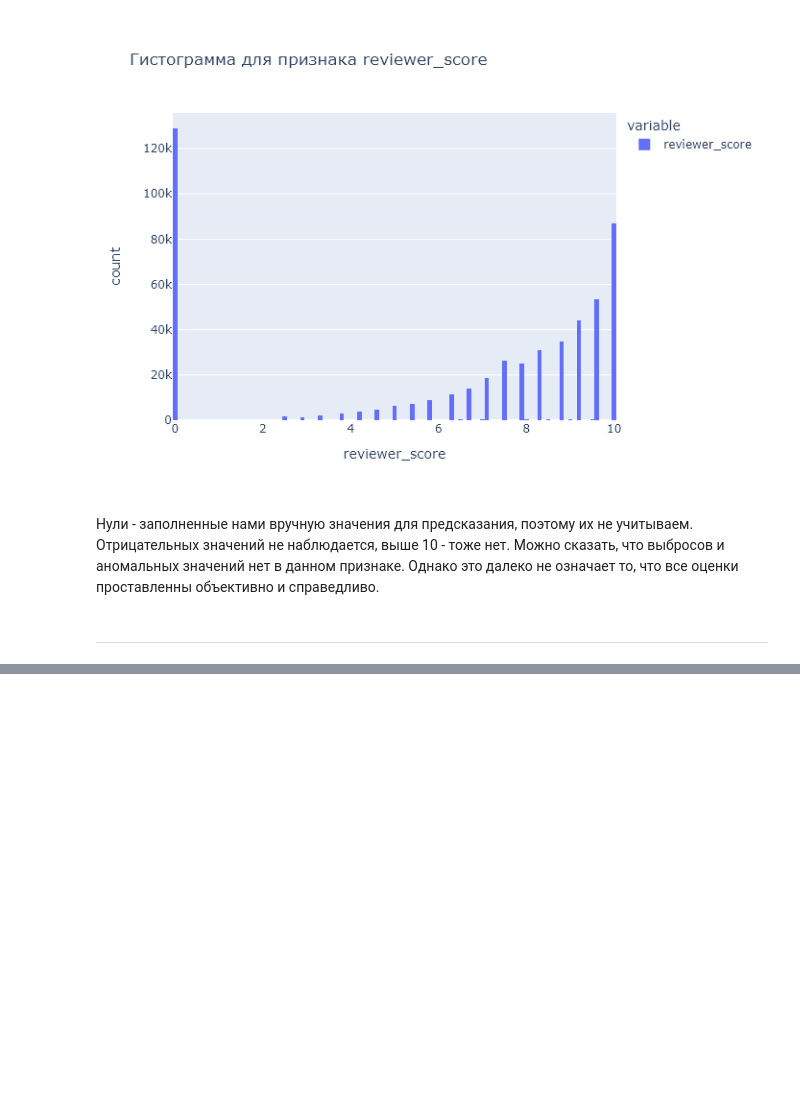
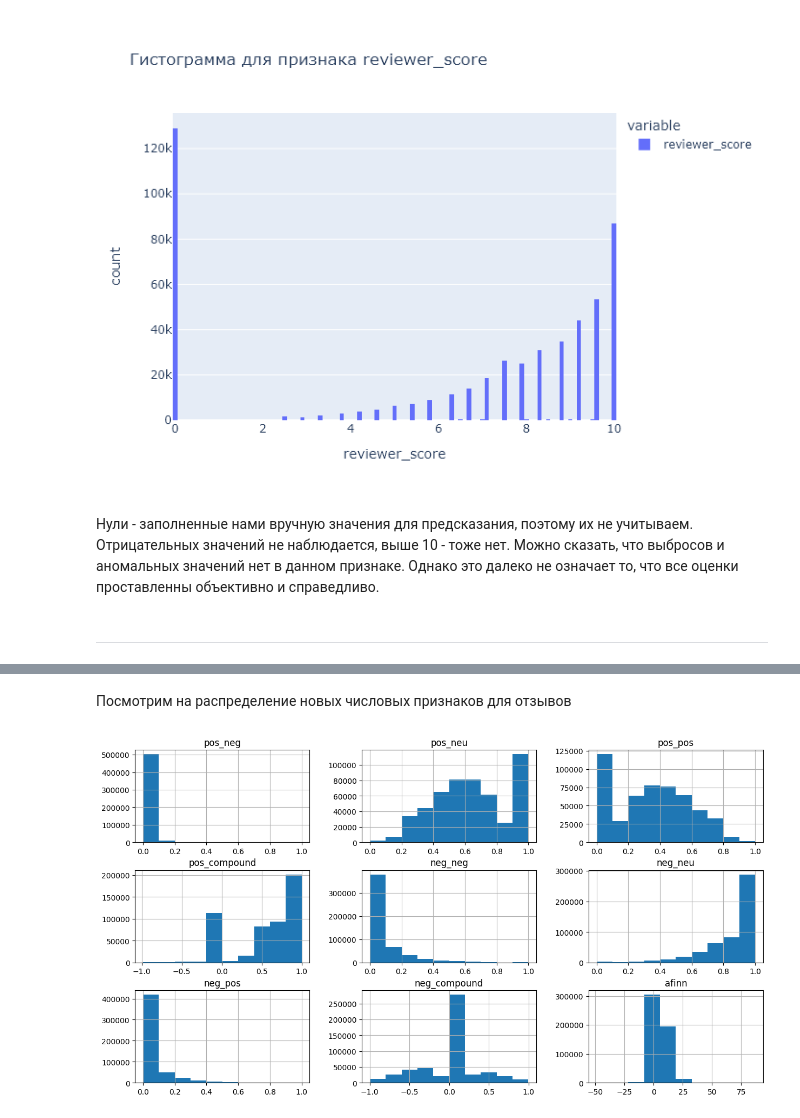
Before and after one commit to esta1d/Data_Science_learning, a Jupyter notebook: PROJECT/PROJECT-3/PROJ.ipynb, the cells around one changed output, grey strips where cells are left out. Drawn from its saved outputs; the diff is of its cells as text; code cells hidden in the pictures; blank space fills up the shorter version.

```diff
--- a/PROJECT/PROJECT-3/PROJ.ipynb
+++ b/PROJECT/PROJECT-3/PROJ.ipynb
@@ -502,0 +869,2 @@ ___
+# %%
+hotels['review_rate'] = (hotels['review_total_positive_word_counts'] + 1) / (hotels['review_total_negative_word_counts'] + 1)
@@ -502,0 +873,3 @@ ___
+# %%
+reviews = hotels[['negative_review', 'positive_review']]
+reviews.head()
@@ -502,0 +927,5 @@ ___
+# %%
+# Создадим класс библиотеки nltk
+sent_analyzer = SentimentIntensityAnalyzer()
+display(sent_analyzer.polarity_scores('No Negative'),
+        sent_analyzer.polarity_scores('No Positive'))
@@ -502,0 +975,22 @@ ___
+# %%
+afinn_encoder = Afinn().score
+
+def get_afinn(negative:str, positive:str) -> float:
+
+    """Returns score for all review(negative and positive) using Afinn
+
+    Args:
+        positive (str): positive review
+        negative (str): negative review
+
+    Returns:
+        float: text score (<0 is negative, 0 is neutral, >0 is positive)
+    """
+
+    negative = negative.replace('No Negative', 'neutral')
+    positive = positive.replace('No Positive', 'neutral')
+    result = afinn_encoder(negative + ' ' + positive)
+    return result
+
+reviews['afinn'] = reviews.apply(lambda row: get_afinn(row['negative_review'], row['positive_review']), axis=1, result_type='expand')
+reviews.head()
@@ -502,0 +1004,6 @@ ___
+# %% [markdown]
+Посмотрим на распределение новых числовых признаков для отзывов
+# %%
+reviews.hist(figsize=(15, 8));
+# %% [output]
+[figure, added]
```
Also changed, not shown: parts of 62 cells of this notebook.
